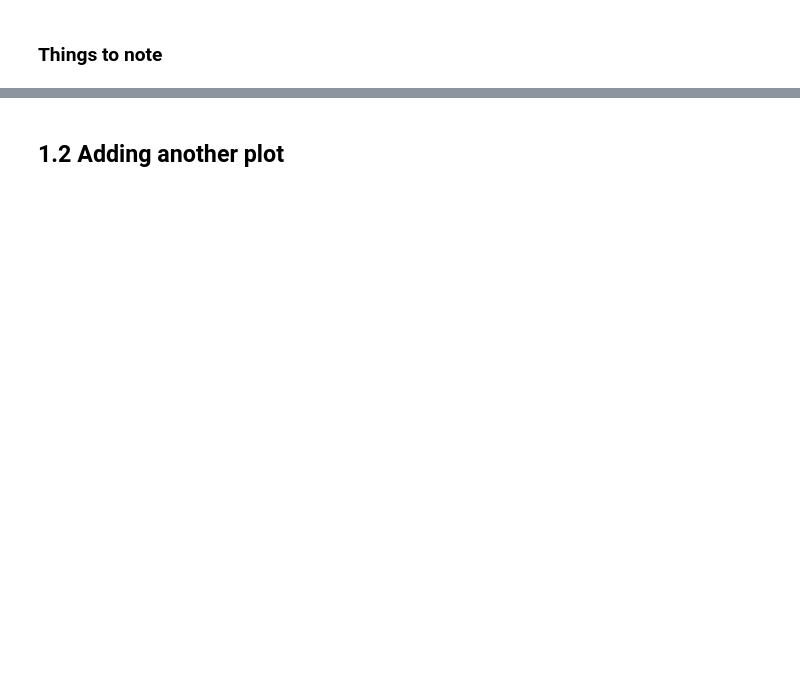
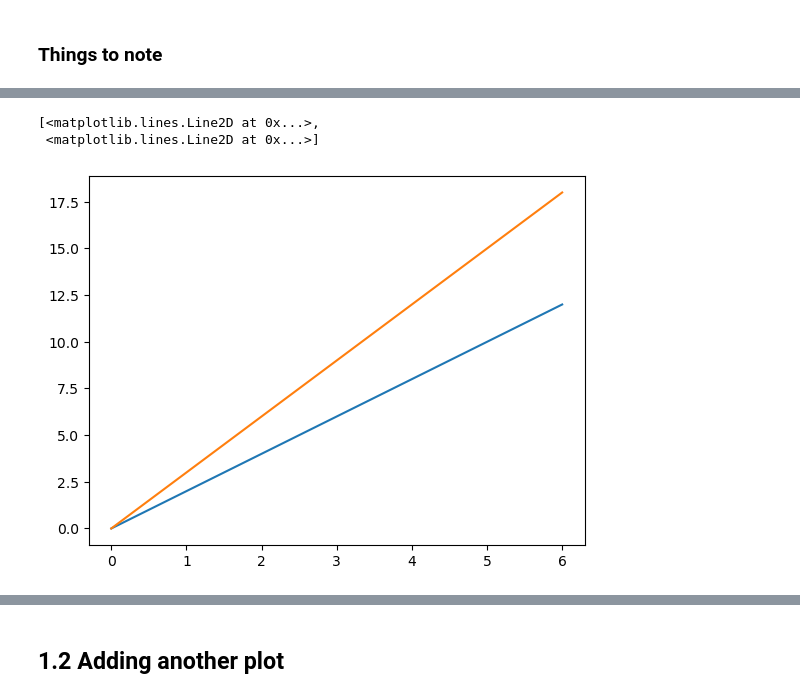
Before and after one commit to SPS-SP2273/learning-portfolio-ChristopherBong, a Jupyter notebook: plotting/plotting_(need).ipynb, the cells around one changed output, grey strips where cells are left out. Saved outputs shown, nothing was run; the diff lists cells and outputs as text; code cells hidden in the pictures; blank space fills up the shorter version.

```diff
--- a/plotting/plotting_(need).ipynb
+++ b/plotting/plotting_(need).ipynb
@@ -13,0 +40,6 @@
+# %%
+plt.plot(x, y_1, y_2)
+# %% [output]
+[<matplotlib.lines.Line2D at 0x...>,
+ <matplotlib.lines.Line2D at 0x...>]
+[figure, added]
```
Also changed, not shown: parts of 22 cells of this notebook, 1 other file.
